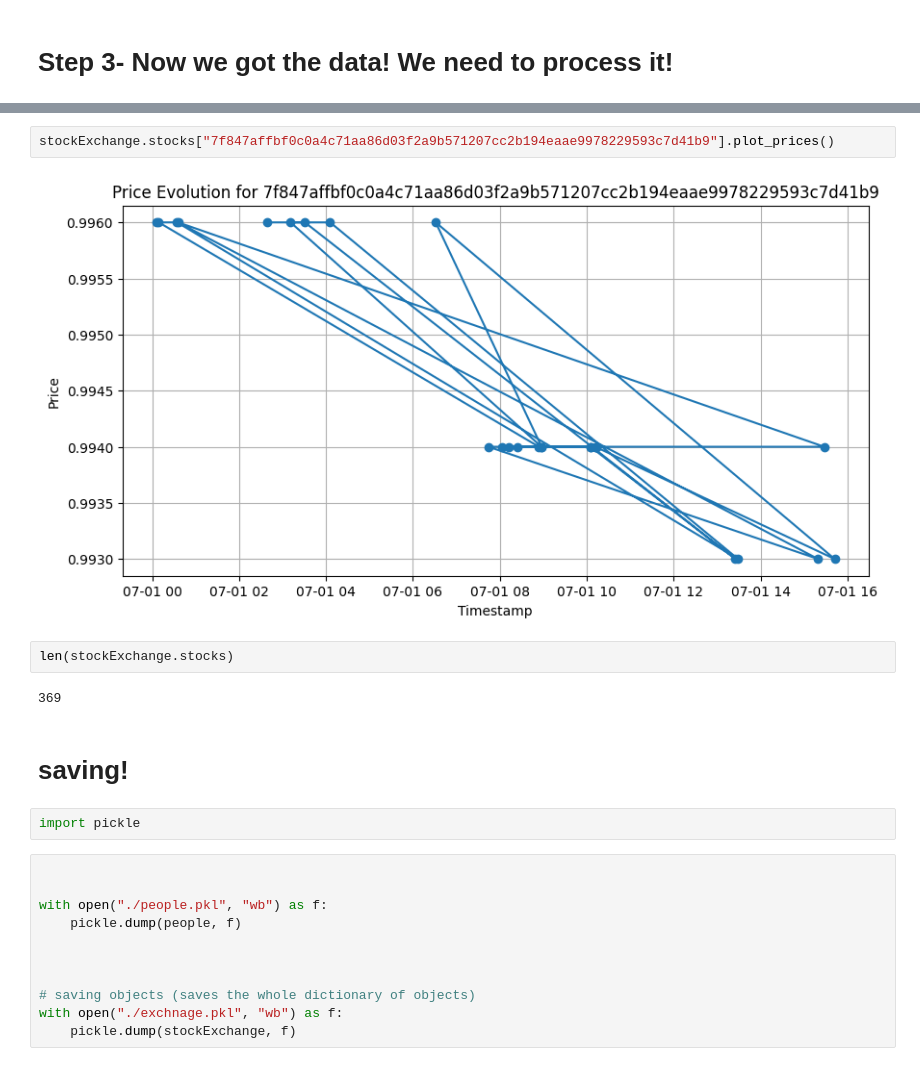
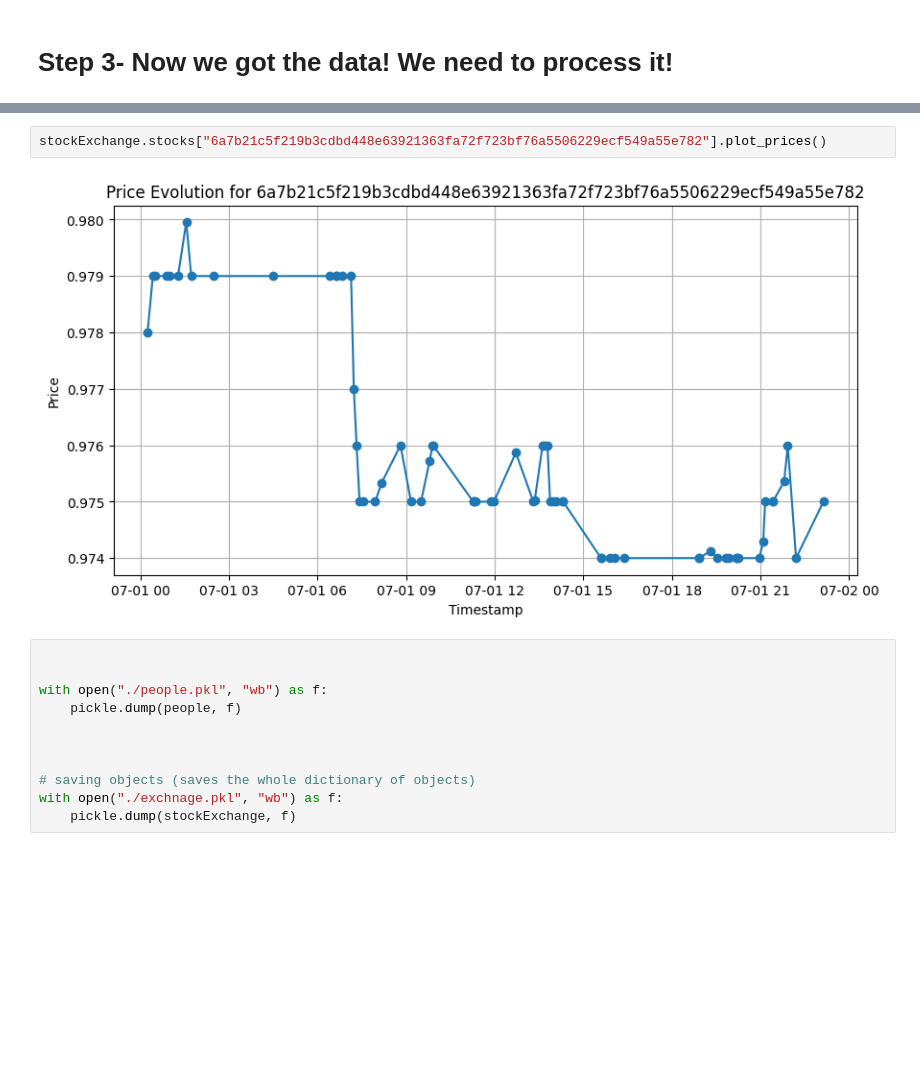
Before and after one commit to jonahk0702/How-Are-Returns-Distributed-in-Prediction-Markets, a Jupyter notebook: main.ipynb, the cells around one changed output, grey strips where cells are left out. Cells and saved outputs as stored; diff of their text form; blank space fills up the shorter version.

```diff
--- a/main.ipynb
+++ b/main.ipynb
@@ -206,15 +220,7 @@ people["0x000000000000000000000000c5d563a36ae78145c45a50134d48a1215220f80a"].bal
 # %%
-stockExchange.stocks["7f847affbf0c0a4c71aa86d03f2a9b571207cc2b194eaae9978229593c7d41b9"].plot_prices()
+stockExchange.stocks["6a7b21c5f219b3cdbd448e63921363fa72f723bf76a5506229ecf549a55e782"].plot_prices()
 # %% [output]
-[figure, old version]
+[figure, new version]
-# %%
-len(stockExchange.stocks)
-# %% [output]
-369
-# %% [markdown]
-# saving!
-# %%
-import pickle
 # %%
 
 
```
Also changed, not shown: parts of 10 cells of this notebook, 3 other files.
